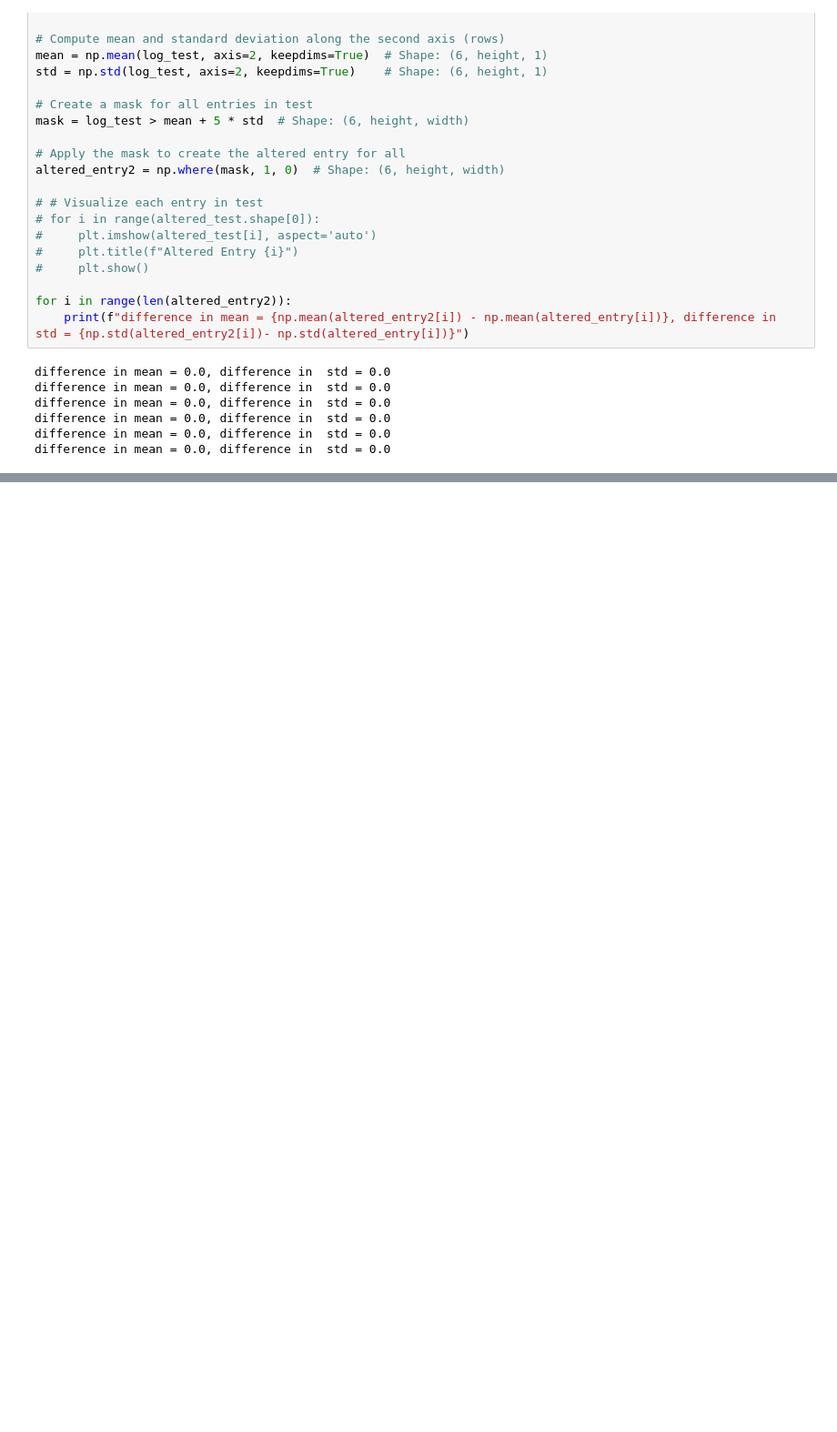
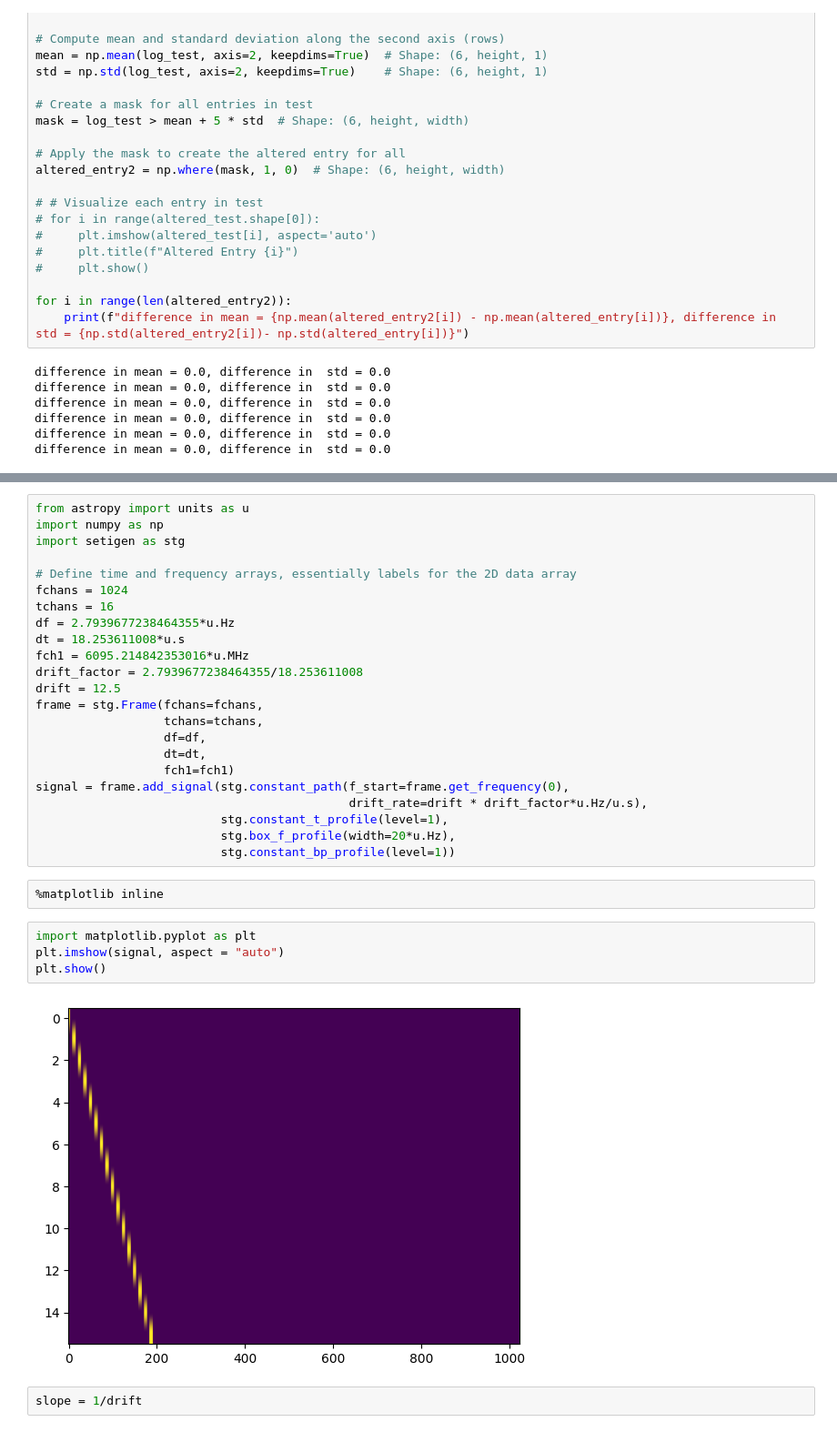
Before and after one commit to kaimul19/BreakthroughAutoencoder, a Jupyter notebook: Setigen_Cadence_Test.ipynb, the cells around one changed output, grey strips where cells are left out. Shown at 91% size. Saved outputs shown, nothing was run; the diff lists cells and outputs as text; blank space fills up the shorter version.

```diff
--- a/Setigen_Cadence_Test.ipynb
+++ b/Setigen_Cadence_Test.ipynb
@@ -406,0 +457,33 @@ difference in mean = 0.0, difference in  std = 0.0
+# %%
+from astropy import units as u
+import numpy as np
+import setigen as stg
+
+# Define time and frequency arrays, essentially labels for the 2D data array
+fchans = 1024
+tchans = 16
+df = 2.7939677238464355*u.Hz
+dt = 18.253611008*u.s
+fch1 = 6095.214842353016*u.MHz
+drift_factor = 2.7939677238464355/18.253611008
+drift = 12.5
+frame = stg.Frame(fchans=fchans,
+                  tchans=tchans,
+                  df=df,
+                  dt=dt,
+                  fch1=fch1)
+signal = frame.add_signal(stg.constant_path(f_start=frame.get_frequency(0),
+                                            drift_rate=drift * drift_factor*u.Hz/u.s),
+                          stg.constant_t_profile(level=1),
+                          stg.box_f_profile(width=20*u.Hz),
+                          stg.constant_bp_profile(level=1))
+# %%
+%matplotlib inline
+# %%
+import matplotlib.pyplot as plt
+plt.imshow(signal, aspect = "auto")
+plt.show()
+# %% [output]
+[figure, added]
+# %%
+slope = 1/drift
```
Also changed, not shown: parts of 6 cells of this notebook.
